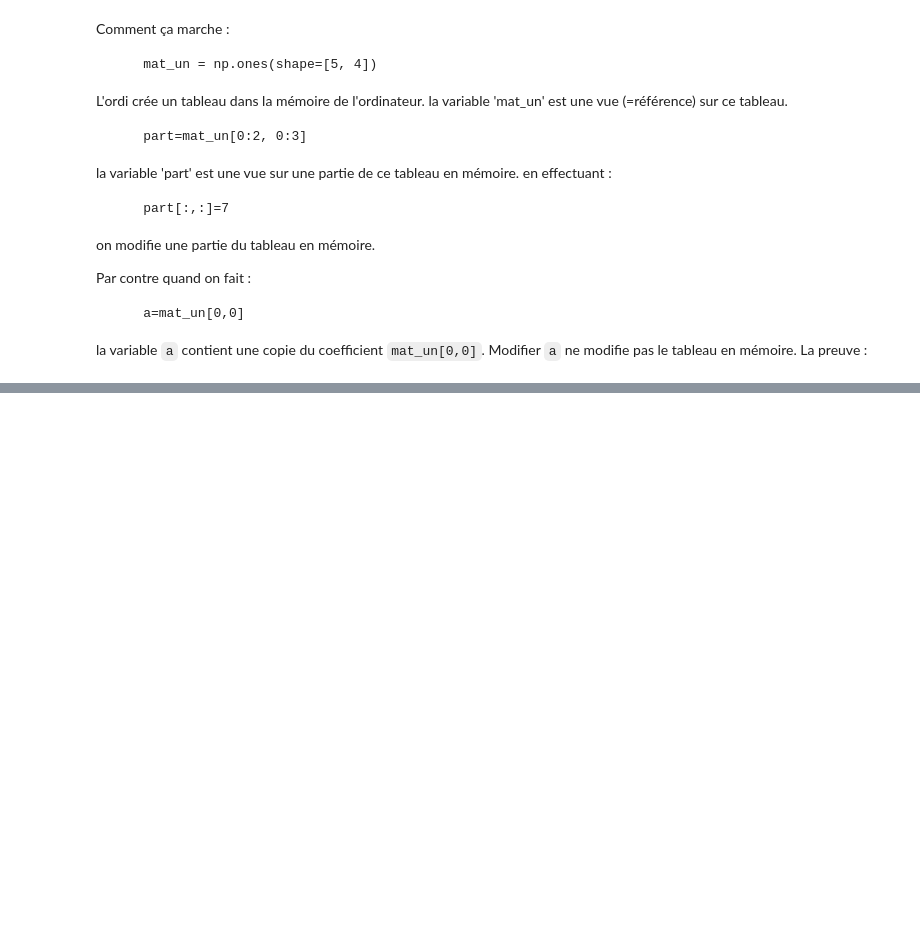
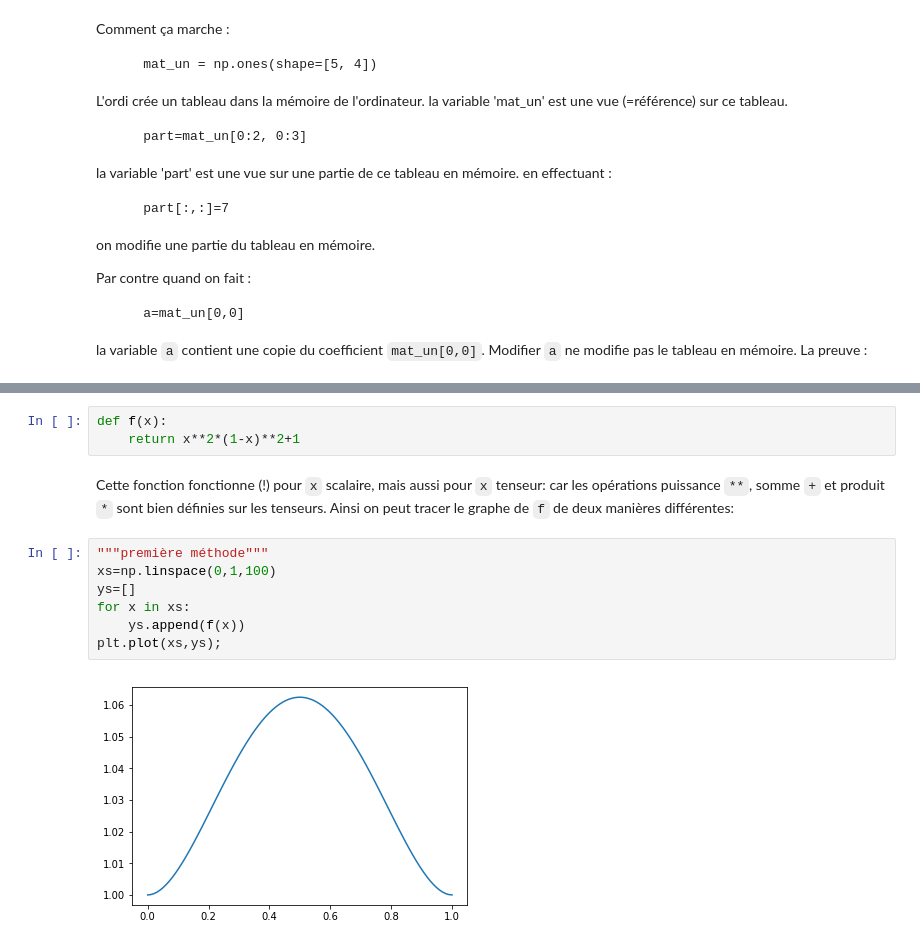
Before and after one commit to vincentvigon/aleaDataSignal, a Jupyter notebook: alea/01-numpy.ipynb, the cells around one changed output, grey strips where cells are left out. Saved outputs shown, nothing was run; the diff lists cells and outputs as text; blank space fills up the shorter version.

```diff
--- a/alea/01-numpy.ipynb
+++ b/alea/01-numpy.ipynb
@@ -366,0 +643,14 @@ $$
+# %%
+def f(x):
+    return x**2*(1-x)**2+1
+# %% [markdown]
+Cette fonction fonctionne (!)  pour `x` scalaire, mais aussi pour `x` tenseur: car les opérations puissance `**`, somme `+` et produit `*` sont bien définies sur les tenseurs. Ainsi on peut tracer le graphe de `f` de deux manières différentes:
+# %%
+"""première méthode"""
+xs=np.linspace(0,1,100)
+ys=[]
+for x in xs:
+    ys.append(f(x))
+plt.plot(xs,ys);
+# %% [output]
+[figure, added]
```
Also changed, not shown: parts of 79 cells of this notebook, 53 other files.
